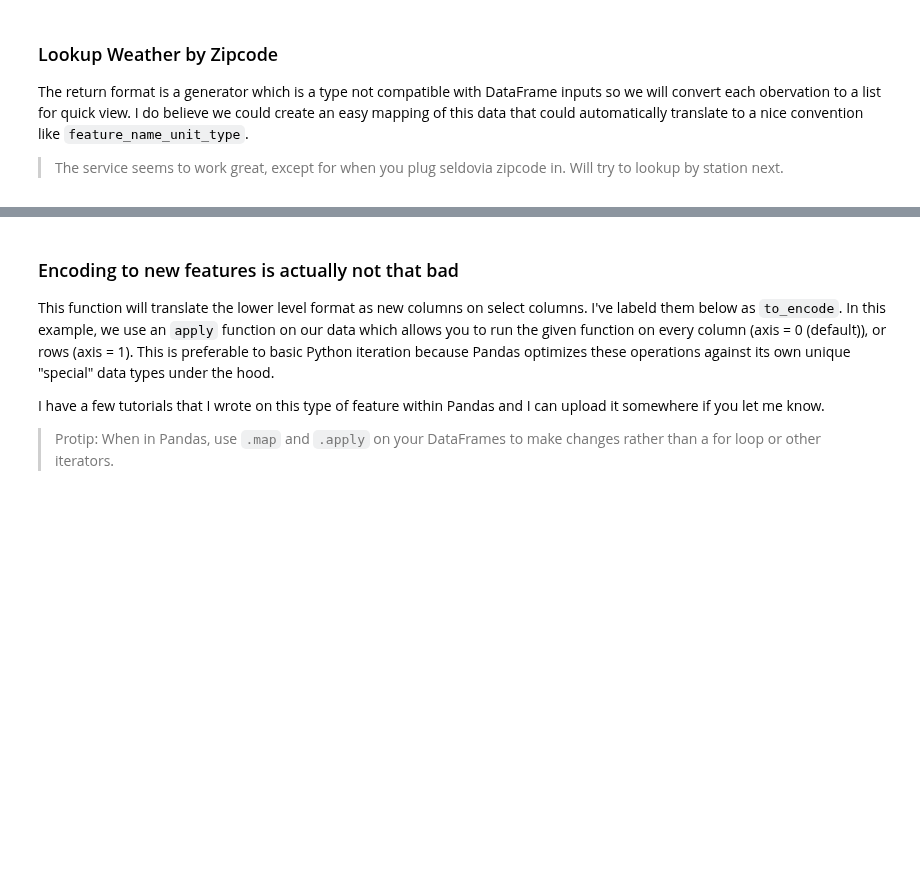
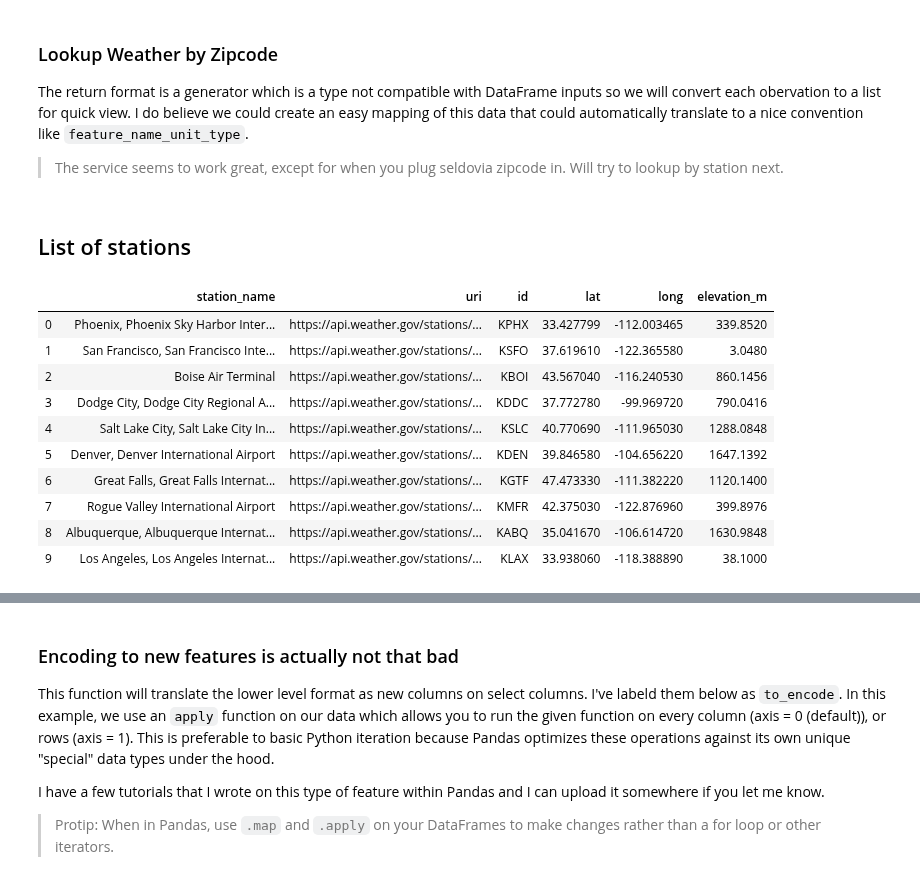
Before and after one commit to howweirdistheweather/weather_app, a Jupyter notebook: notebooks/noaa_weather_api_prototype.ipynb, the cells around one changed output, grey strips where cells are left out. Saved outputs shown, nothing was run; the diff lists cells and outputs as text; code cells hidden in the pictures; blank space fills up the shorter version.

```diff
--- a/notebooks/noaa_weather_api_prototype.ipynb
+++ b/notebooks/noaa_weather_api_prototype.ipynb
@@ -72,0 +96,31 @@ The return format is a generator which is a type not compatible with DataFrame i
+# %% [markdown]
+## List of stations
+# %%
+station_results = n.stations()
+# %%
+stations = []
+## normalized structure
+for row in station_results['features']:
+    stations.append({
+        'station_name': row['properties']['name'],
+        'uri':          row['id'],
+        'id':           row['properties']['stationIdentifier'],
+        'lat':          row['geometry']['coordinates'][1],
+        'long':         row['geometry']['coordinates'][0],
+        'elevation_m':  row['properties']['elevation']['value'],
+    })
+
+df_stations = pd.DataFrame(stations)
+df_stations.head(10)
+# %% [output]
+|  | station_name | uri | id | lat | long | elevation_m |
+| 0 | Phoenix, Phoenix Sky Harbor Inter... | https://api.weather.gov/stations/... | KPHX | 33.427799 | -112.003465 | 339.8520 |
+| 1 | San Francisco, San Francisco Inte... | https://api.weather.gov/stations/... | KSFO | 37.619610 | -122.365580 | 3.0480 |
+| 2 | Boise Air Terminal | https://api.weather.gov/stations/... | KBOI | 43.567040 | -116.240530 | 860.1456 |
+| 3 | Dodge City, Dodge City Regional A... | https://api.weather.gov/stations/... | KDDC | 37.772780 | -99.969720 | 790.0416 |
+| 4 | Salt Lake City, Salt Lake City In... | https://api.weather.gov/stations/... | KSLC | 40.770690 | -111.965030 | 1288.0848 |
+| 5 | Denver, Denver International Airport | https://api.weather.gov/stations/... | KDEN | 39.846580 | -104.656220 | 1647.1392 |
+| 6 | Great Falls, Great Falls Internat... | https://api.weather.gov/stations/... | KGTF | 47.473330 | -111.382220 | 1120.1400 |
+| 7 | Rogue Valley International Airport | https://api.weather.gov/stations/... | KMFR | 42.375030 | -122.876960 | 399.8976 |
+| 8 | Albuquerque, Albuquerque Internat... | https://api.weather.gov/stations/... | KABQ | 35.041670 | -106.614720 | 1630.9848 |
+| 9 | Los Angeles, Los Angeles Internat... | https://api.weather.gov/stations/... | KLAX | 33.938060 | -118.388890 | 38.1000 |
```
Also changed, not shown: parts of 20 cells of this notebook.
